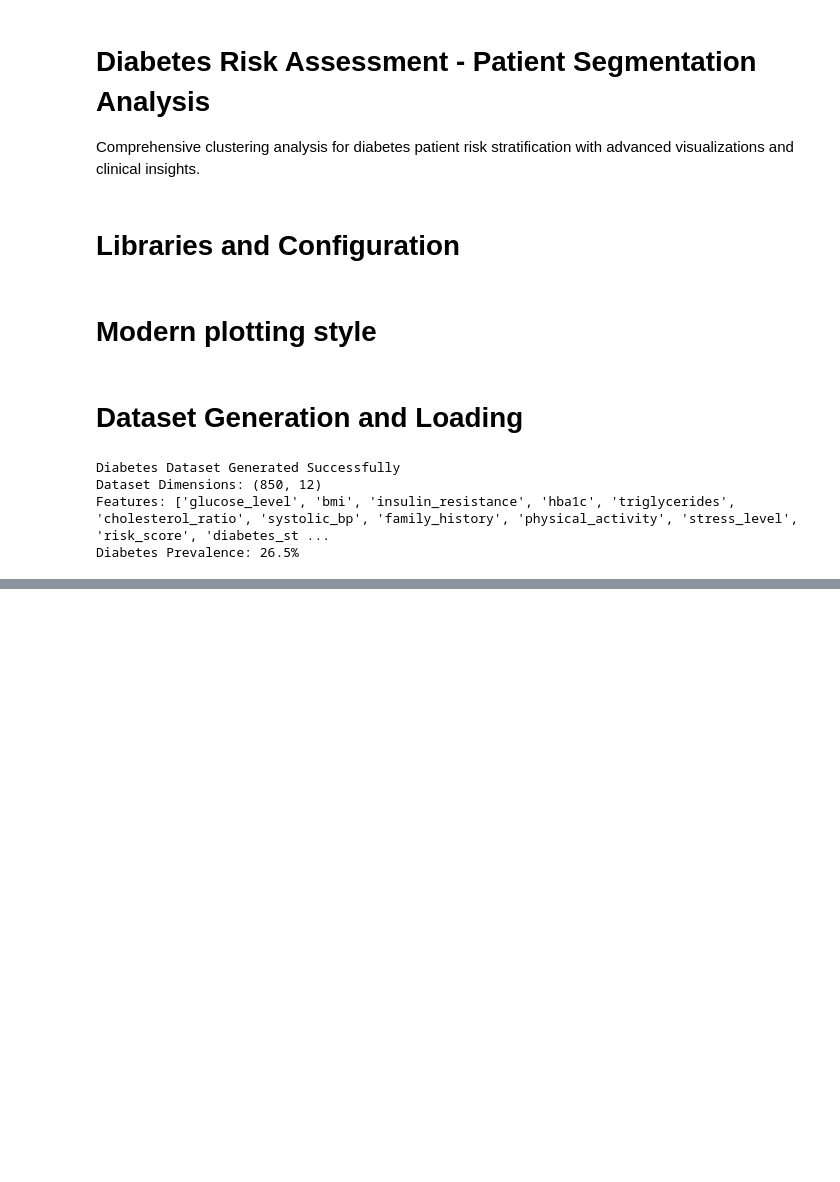
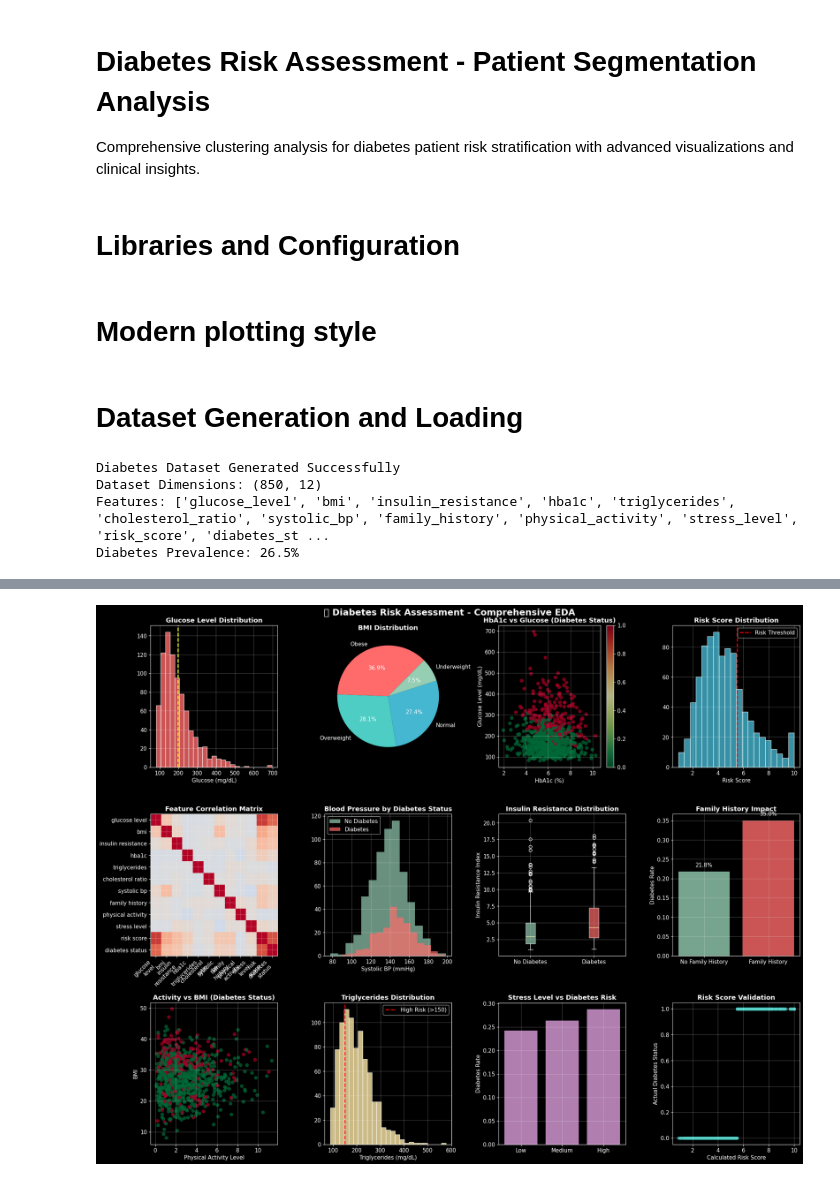
Before and after one commit to lucks-13/Diabetes-Risk-Assessment, a Jupyter notebook: code.ipynb, the cells around one changed output, grey strips where cells are left out. Saved outputs shown, nothing was run; the diff lists cells and outputs as text; code cells hidden in the pictures; blank space fills up the shorter version.

Commit message:
Exploratory Data Analysis Dashboard

```diff
--- a/code.ipynb
+++ b/code.ipynb
@@ -81,0 +84,92 @@ Diabetes Prevalence: 26.5%
+# %%
+fig, axes = plt.subplots(3, 4, figsize=(20, 16))
+fig.suptitle('Diabetes Risk Assessment - Comprehensive EDA', fontsize=18, fontweight='bold', color='white')
+
+axes[0,0].hist(diabetes_df['glucose_level'], bins=25, alpha=0.8, color=colors[0], edgecolor='white')
+axes[0,0].axvline(diabetes_df['glucose_level'].mean(), color='yellow', linestyle='--', linewidth=2)
+axes[0,0].set_title('Glucose Level Distribution', fontweight='bold')
+axes[0,0].set_xlabel('Glucose (mg/dL)')
+
+bmi_categories = pd.cut(diabetes_df['bmi'], bins=[0, 18.5, 25, 30, float('inf')],
+                       labels=['Underweight', 'Normal', 'Overweight', 'Obese'])
+bmi_counts = bmi_categories.value_counts()
+wedges, texts, autotexts = axes[0,1].pie(bmi_counts.values, labels=bmi_counts.index,
+                                        autopct='%1.1f%%', colors=colors[:4], startangle=45)
+axes[0,1].set_title('BMI Distribution', fontweight='bold')
+
+scatter = axes[0,2].scatter(diabetes_df['hba1c'], diabetes_df['glucose_level'],
+                           c=diabetes_df['diabetes_status'], cmap='RdYlGn_r', alpha=0.7, s=40)
+axes[0,2].set_xlabel('HbA1c (%)')
+axes[0,2].set_ylabel('Glucose Level (mg/dL)')
+axes[0,2].set_title('HbA1c vs Glucose (Diabetes Status)', fontweight='bold')
+plt.colorbar(scatter, ax=axes[0,2])
+
+axes[0,3].hist(diabetes_df['risk_score'], bins=20, alpha=0.8, color=colors[2], edgecolor='white')
+axes[0,3].axvline(5.5, color='red', linestyle='--', linewidth=2, label='Risk Threshold')
+axes[0,3].set_title('Risk Score Distribution', fontweight='bold')
+axes[0,3].set_xlabel('Risk Score')
+axes[0,3].legend()
+
+numeric_features = diabetes_df.select_dtypes(include=[np.number]).columns
+corr_matrix = diabetes_df[numeric_features].corr()
+im = axes[1,0].imshow(corr_matrix, cmap='coolwarm', aspect='auto', vmin=-1, vmax=1)
+axes[1,0].set_xticks(range(len(numeric_features)))
+axes[1,0].set_yticks(range(len(numeric_features)))
+axes[1,0].set_xticklabels([col.replace('_', '\n') for col in numeric_features], rotation=45, ha='right')
+axes[1,0].set_yticklabels([col.replace('_', ' ') for col in numeric_features])
+axes[1,0].set_title('Feature Correlation Matrix', fontweight='bold')
+
+bp_diabetes = diabetes_df[diabetes_df['diabetes_status']==1]['systolic_bp']
+bp_normal = diabetes_df[diabetes_df['diabetes_status']==0]['systolic_bp']
+axes[1,1].hist(bp_normal, bins=15, alpha=0.7, label='No Diabetes', color=colors[3])
+axes[1,1].hist(bp_diabetes, bins=15, alpha=0.7, label='Diabetes', color=colors[0])
+axes[1,1].set_xlabel('Systolic BP (mmHg)')
+axes[1,1].set_title('Blood Pressure by Diabetes Status', fontweight='bold')
+axes[1,1].legend()
+
+diabetes_labels = ['No Diabetes', 'Diabetes']
+ir_data = [diabetes_df[diabetes_df['diabetes_status']==i]['insulin_resistance'] for i in [0,1]]
+box_plot = axes[1,2].boxplot(ir_data, labels=diabetes_labels, patch_artist=True)
+for patch, color in zip(box_plot['boxes'], [colors[3], colors[0]]):
+    patch.set_facecolor(color)
+    patch.set_alpha(0.7)
+axes[1,2].set_title('Insulin Resistance Distribution', fontweight='bold')
+axes[1,2].set_ylabel('Insulin Resistance Index')
+
+family_risk = diabetes_df.groupby('family_history')['diabetes_status'].mean()
+bars = axes[1,3].bar(['No Family History', 'Family History'], family_risk.values,
+                    color=[colors[3], colors[0]], alpha=0.8)
+axes[1,3].set_title('Family History Impact', fontweight='bold')
+axes[1,3].set_ylabel('Diabetes Rate')
+for bar, rate in zip(bars, family_risk.values):
+    axes[1,3].text(bar.get_x() + bar.get_width()/2, bar.get_height() + 0.01,
+                   f'{rate:.1%}', ha='center', va='bottom')
+
+scatter2 = axes[2,0].scatter(diabetes_df['physical_activity'], diabetes_df['bmi'],
+                            c=diabetes_df['diabetes_status'], cmap='RdYlGn_r', alpha=0.7, s=40)
+axes[2,0].set_xlabel('Physical Activity Level')
+axes[2,0].set_ylabel('BMI')
+axes[2,0].set_title('Activity vs BMI (Diabetes Status)', fontweight='bold')
+
+axes[2,1].hist(diabetes_df['triglycerides'], bins=25, alpha=0.8, color=colors[4], edgecolor='white')
+axes[2,1].axvline(150, color='red', linestyle='--', linewidth=2, label='High Risk (>150)')
+axes[2,1].set_title('Triglycerides Distribution', fontweight='bold')
+axes[2,1].set_xlabel('Triglycerides (mg/dL)')
+axes[2,1].legend()
+
+stress_bins = pd.cut(diabetes_df['stress_level'], bins=3, labels=['Low', 'Medium', 'High'])
+stress_diabetes = diabetes_df.groupby(stress_bins)['diabetes_status'].mean()
+axes[2,2].bar(stress_diabetes.index, stress_diabetes.values, color=colors[5], alpha=0.8)
+axes[2,2].set_title('Stress Level vs Diabetes Risk', fontweight='bold')
+axes[2,2].set_ylabel('Diabetes Rate')
+
+axes[2,3].scatter(diabetes_df['risk_score'], diabetes_df['diabetes_status'],
+                 alpha=0.6, color=colors[1], s=30)
+axes[2,3].set_xlabel('Calculated Risk Score')
+axes[2,3].set_ylabel('Actual Diabetes Status')
+axes[2,3].set_title('Risk Score Validation', fontweight='bold')
+
+plt.tight_layout()
+plt.show()
+# %% [output]
+[figure, added]
```
Also changed, not shown: parts of 1 cell of this notebook, 1 other file.
